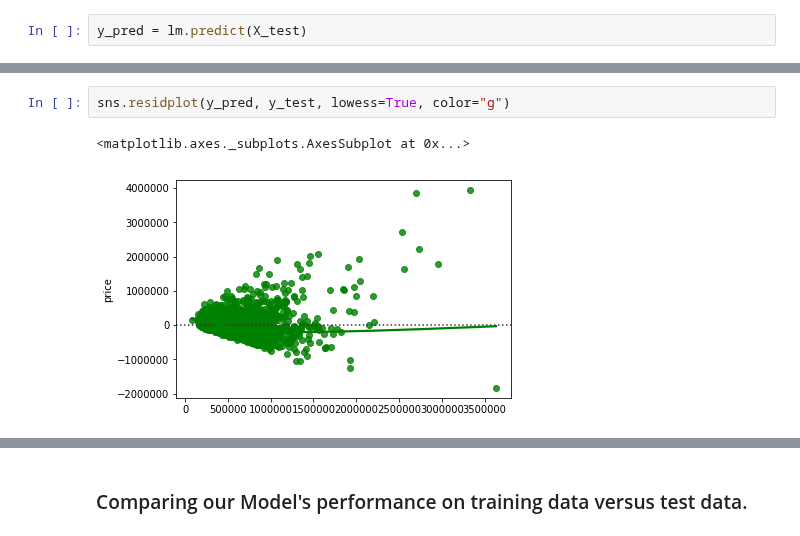
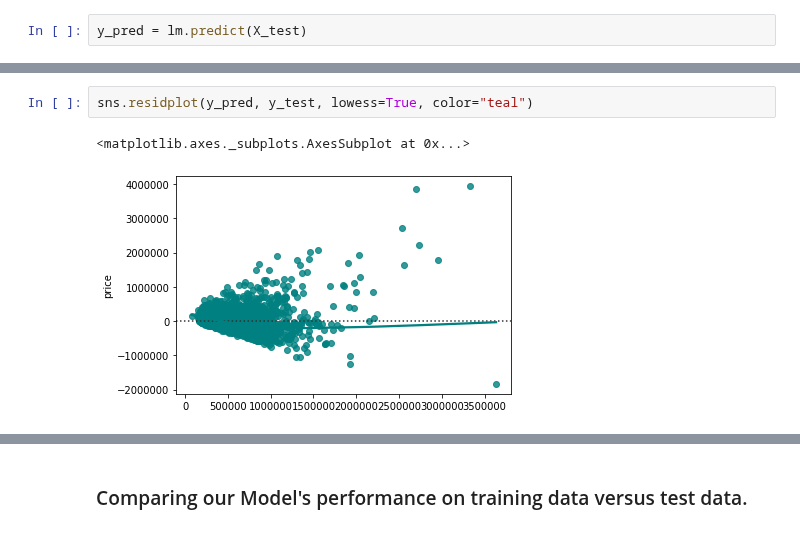
Before and after one commit to trevohearn/nyc-mhtn-ds-010620-lectures, a Jupyter notebook: week-6/model_evaluation/Model_evaluation.ipynb, the cells around one changed output, grey strips where cells are left out. Drawn from its saved outputs; the diff is of its cells as text.

```diff
--- a/week-6/model_evaluation/Model_evaluation.ipynb
+++ b/week-6/model_evaluation/Model_evaluation.ipynb
@@ -330,8 +326,8 @@ Text(0, 0.5, 'Predictions')
 # %%
-sns.residplot(y_pred, y_test, lowess=True, color="g")
+sns.residplot(y_pred, y_test, lowess=True, color="teal")
 # %% [output]
 <matplotlib.axes._subplots.AxesSubplot at 0x...>
-[figure, old version]
+[figure, new version]
 # %%
 print ("Score:", lm.score(X_test, y_test))
 # %% [output]
```
Also changed, not shown: parts of 16 cells of this notebook, 6 other files.
